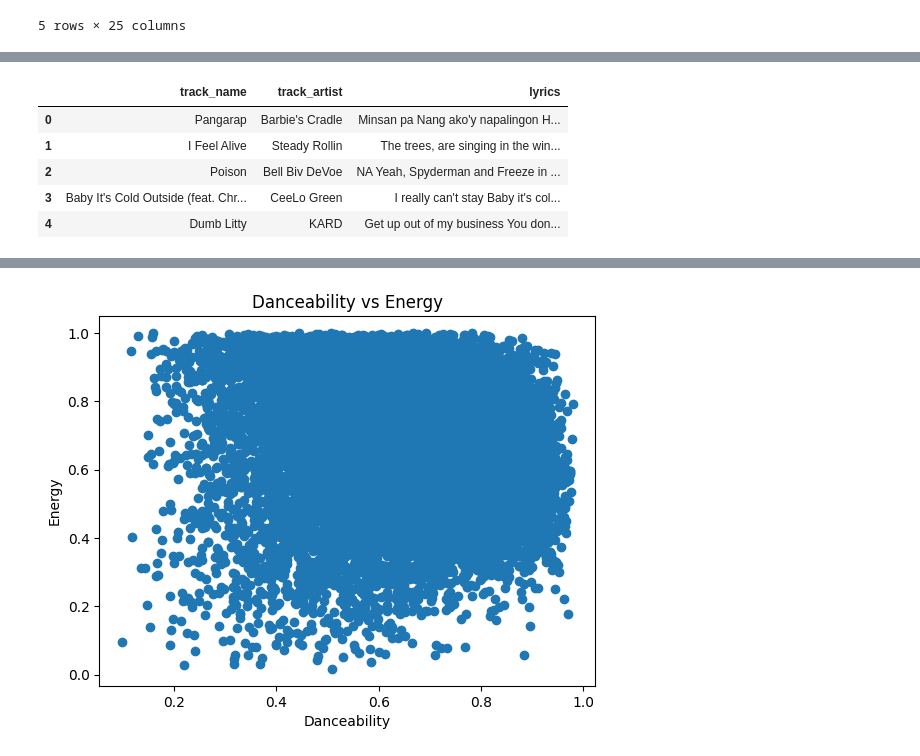
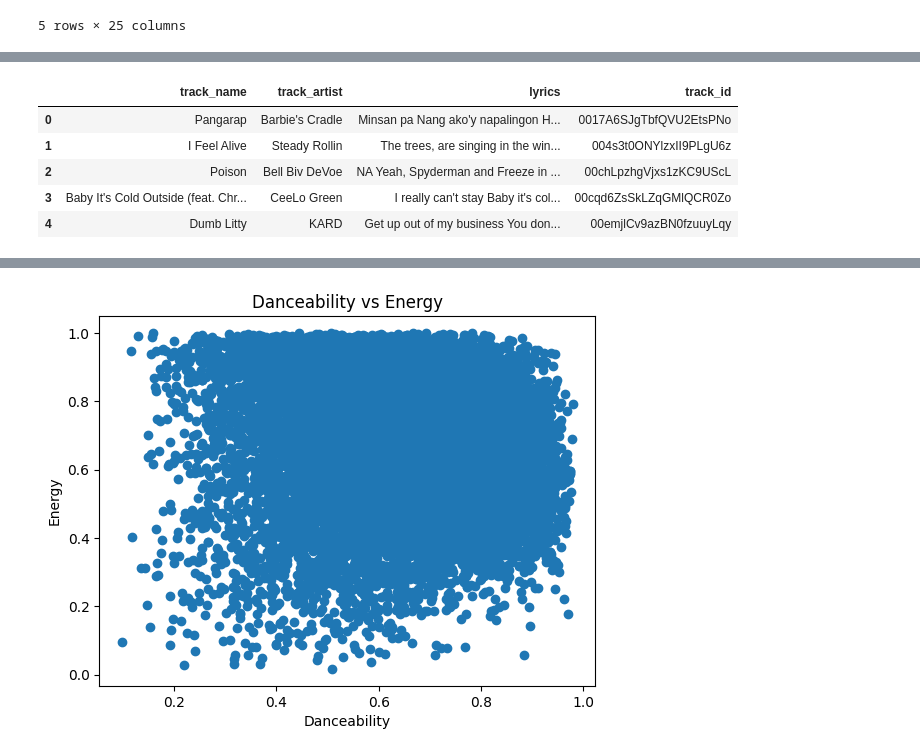
Before and after one commit to MatiasMaravi/BD2-Project2, a Jupyter notebook: knn/knn.ipynb, the cells around one changed output, grey strips where cells are left out. Saved outputs shown, nothing was run; the diff lists cells and outputs as text; code cells hidden in the pictures.

```diff
--- a/knn/knn.ipynb
+++ b/knn/knn.ipynb
@@ -22,13 +33,13 @@ songs.head()
 # %%
-essential = songs[["track_name", "track_artist", "lyrics"]]
+essential = songs[["track_name", "track_artist", "lyrics","track_id"]]
 essential.head()
 # %% [output]
-|  | track_name | track_artist | lyrics |
-| 0 | Pangarap | Barbie's Cradle | Minsan pa Nang ako'y napalingon H... |
-| 1 | I Feel Alive | Steady Rollin | The trees, are singing in the win... |
-| 2 | Poison | Bell Biv DeVoe | NA Yeah, Spyderman and Freeze in ... |
-| 3 | Baby It's Cold Outside (feat. Chr... | CeeLo Green | I really can't stay Baby it's col... |
-| 4 | Dumb Litty | KARD | Get up out of my business You don... |
+|  | track_name | track_artist | lyrics | track_id |
+| 0 | Pangarap | Barbie's Cradle | Minsan pa Nang ako'y napalingon H... | 0017A6SJgTbfQVU2EtsPNo |
+| 1 | I Feel Alive | Steady Rollin | The trees, are singing in the win... | 004s3t0ONYlzxII9PLgU6z |
+| 2 | Poison | Bell Biv DeVoe | NA Yeah, Spyderman and Freeze in ... | 00chLpzhgVjxs1zKC9UScL |
+| 3 | Baby It's Cold Outside (feat. Chr... | CeeLo Green | I really can't stay Baby it's col... | 00cqd6ZsSkLZqGMlQCR0Zo |
+| 4 | Dumb Litty | KARD | Get up out of my business You don... | 00emjlCv9azBN0fzuuyLqy |
 # %%
 essential = essential.dropna()
 essential = essential.drop_duplicates()
```
Also changed, not shown: parts of 22 cells of this notebook, 1 other file.
